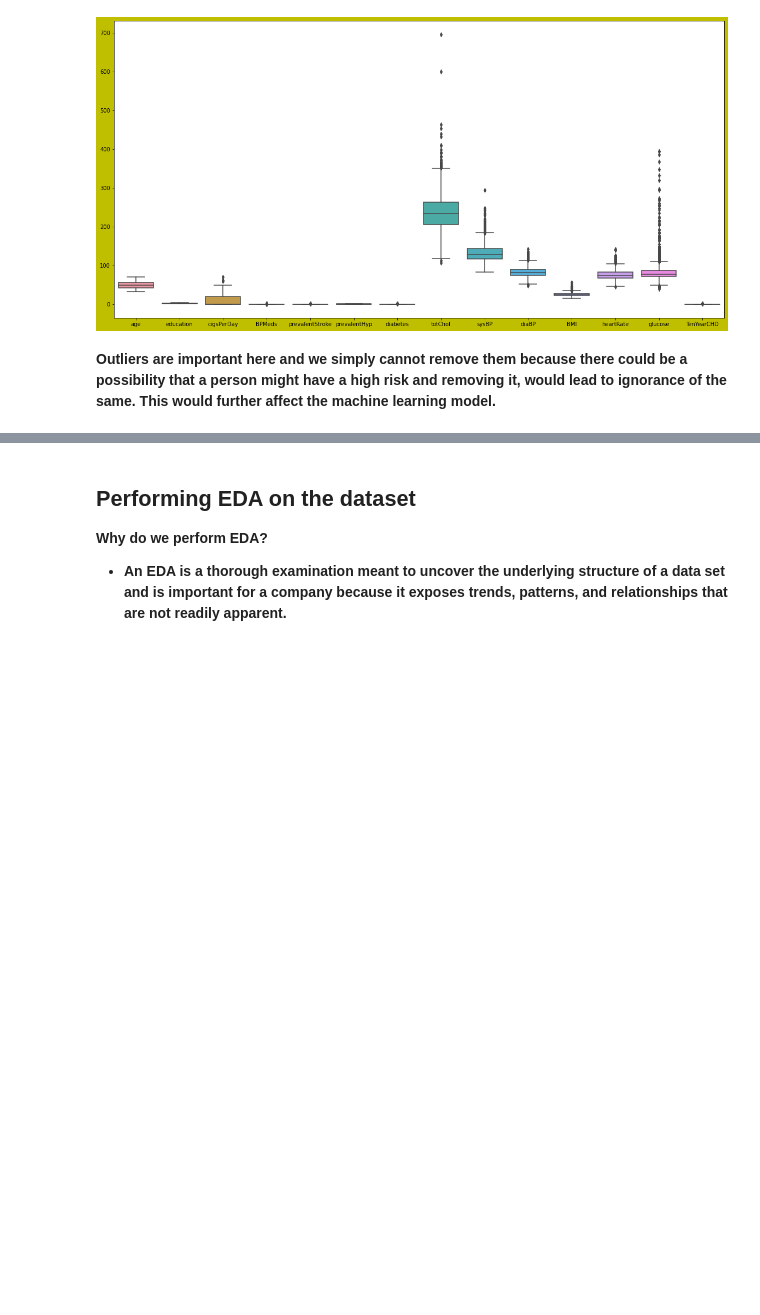
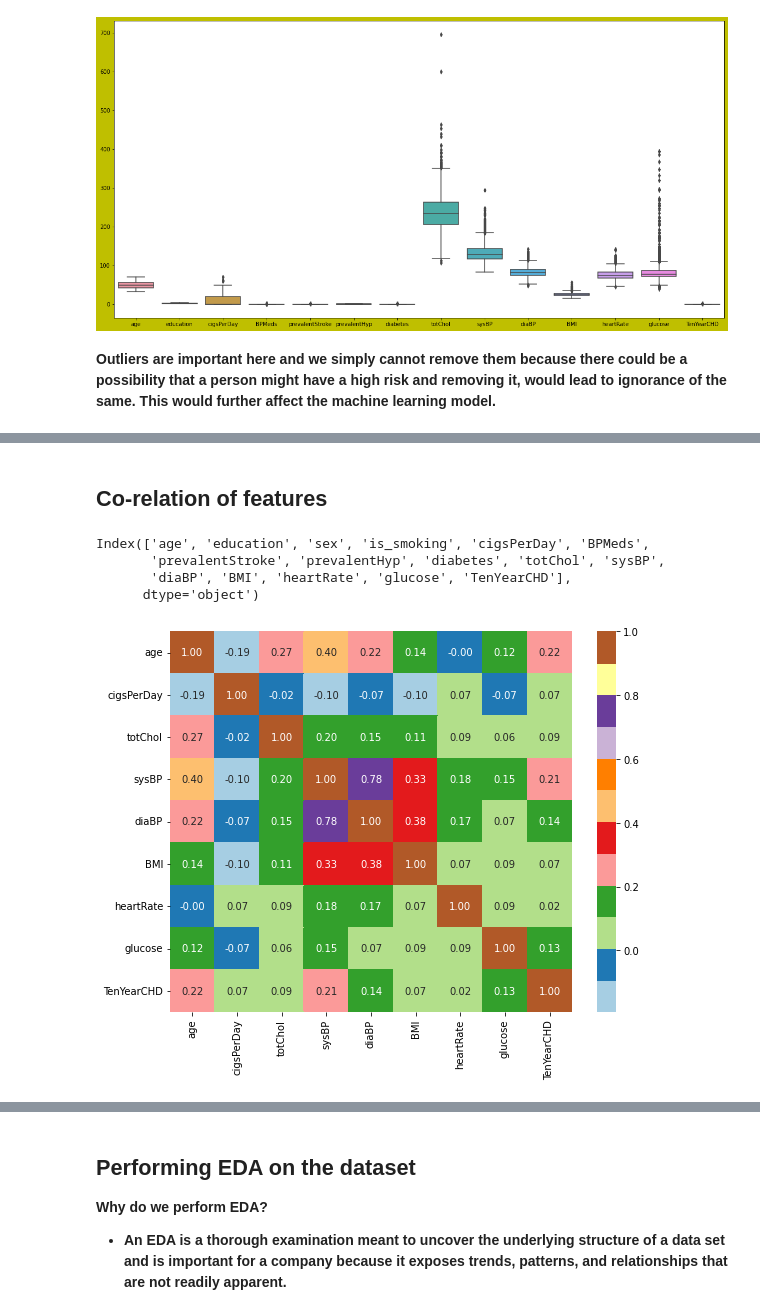
Before and after one commit to praveenbejo95/Cardiovascular-Risk-Prediction-ML-Classification-project, a Jupyter notebook: cardiovascular_Risk_prediction(Pravin_notebook).ipynb, the cells around one changed output, grey strips where cells are left out. Saved outputs shown, nothing was run; the diff lists cells and outputs as text; code cells hidden in the pictures; blank space fills up the shorter version.

```diff
--- a/cardiovascular_Risk_prediction(Pravin_notebook).ipynb
+++ b/cardiovascular_Risk_prediction(Pravin_notebook).ipynb
@@ -311,0 +334,3 @@ Predict variable (desired target)
+# %%
+# We replaced 600 with 500 because we are focusing on people having risk of heart disease in future.
+df['totChol'] = df['totChol'].replace(600.0,500.0)
@@ -311,0 +361,5 @@ Predict variable (desired target)
+# %%
+# One Hot Encoding to the variables- SEX and IS_SMOKING:
+# binary encoding
+df['sex']= df['sex'].apply(lambda x: 1 if x=='M' else 0)
+df['is_smoking']= df['is_smoking'].apply(lambda x: 1 if x=='YES' else 0)
@@ -311,0 +375,21 @@ Predict variable (desired target)
+# %% [markdown]
+## **Co-relation of features**
+# %%
+df.columns
+# %% [output]
+Index(['age', 'education', 'sex', 'is_smoking', 'cigsPerDay', 'BPMeds',
+       'prevalentStroke', 'prevalentHyp', 'diabetes', 'totChol', 'sysBP',
+       'diaBP', 'BMI', 'heartRate', 'glucose', 'TenYearCHD'],
+      dtype='object')
+# %%
+# Let us divide the given columns into continous and discrete
+continous_columns_list = ['age','cigsPerDay', 'totChol','sysBP','diaBP', 'BMI', 'heartRate', 'glucose']
+discrete_columns_list = ['education','sex','is_smoking','BPMeds','prevalentStroke','prevalentHyp','diabetes']
+# %%
+cont_col = continous_columns_list.copy()
+#correlation matrix between numerical variables and RISK of getting heart disease
+cont_col.append('TenYearCHD')
+plt.figure(figsize=(9,7))
+g= sns.heatmap(df[cont_col].corr(),annot=True,fmt='.2f',cmap= 'Paired')
+# %% [output]
+[figure, added]
```
Also changed, not shown: parts of 28 cells of this notebook.
